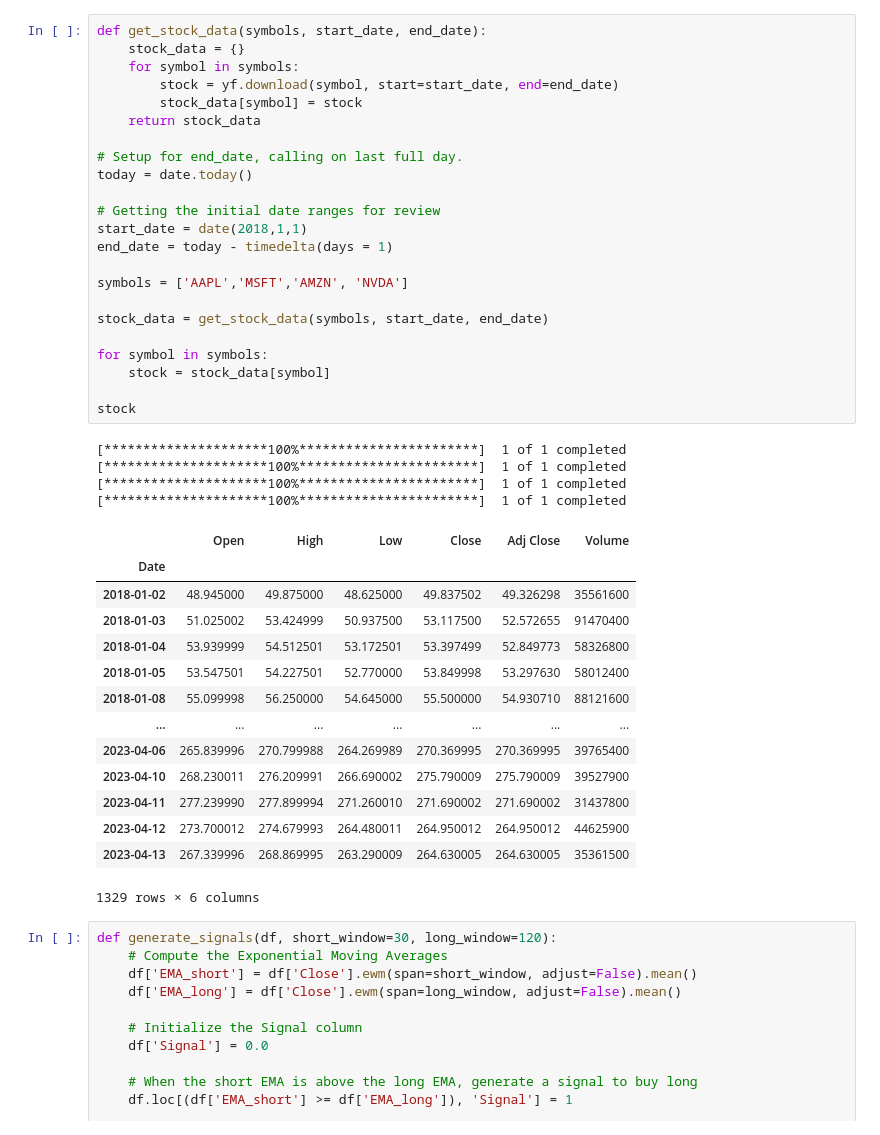
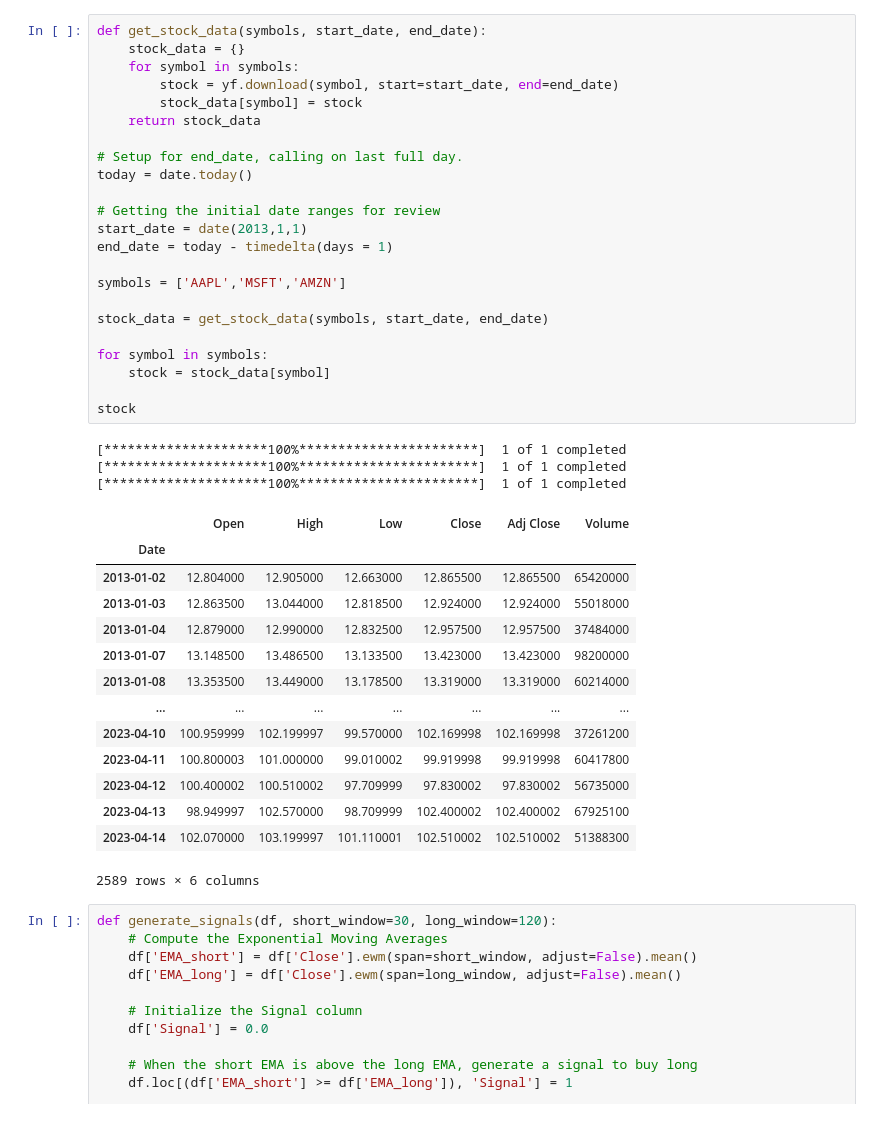
Before and after one commit to omarmoreta/fintech_project_2, a Jupyter notebook: EliFiles/Eli_NewModel.ipynb, the cells around one changed output. Cells and saved outputs as stored; diff of their text form.

```diff
--- a/EliFiles/Eli_NewModel.ipynb
+++ b/EliFiles/Eli_NewModel.ipynb
@@ -20,45 +22,44 @@ import matplotlib.pyplot as plt
 # %%
 def get_stock_data(symbols, start_date, end_date):
     stock_data = {}
     for symbol in symbols:
         stock = yf.download(symbol, start=start_date, end=end_date)
         stock_data[symbol] = stock
     return stock_data
 
 # Setup for end_date, calling on last full day.
 today = date.today()
 
 # Getting the initial date ranges for review
-start_date = date(2018,1,1)
+start_date = date(2013,1,1)
 end_date = today - timedelta(days = 1)
 
-symbols = ['AAPL','MSFT','AMZN', 'NVDA']
+symbols = ['AAPL','MSFT','AMZN']
 
 stock_data = get_stock_data(symbols, start_date, end_date)
 
 for symbol in symbols:
     stock = stock_data[symbol]
 
 stock
 # %% [output]
 [*********************100%***********************]  1 of 1 completed
 [*********************100%***********************]  1 of 1 completed
 [*********************100%***********************]  1 of 1 completed
-[*********************100%***********************]  1 of 1 completed
 |  | Open | High | Low | Close | Adj Close | Volume |
 | Date |  |  |  |  |  |  |
-| 2018-01-02 | 48.945000 | 49.875000 | 48.625000 | 49.837502 | 49.326298 | 35561600 |
-| 2018-01-03 | 51.025002 | 53.424999 | 50.937500 | 53.117500 | 52.572655 | 91470400 |
-| 2018-01-04 | 53.939999 | 54.512501 | 53.172501 | 53.397499 | 52.849773 | 58326800 |
-| 2018-01-05 | 53.547501 | 54.227501 | 52.770000 | 53.849998 | 53.297630 | 58012400 |
-| 2018-01-08 | 55.099998 | 56.250000 | 54.645000 | 55.500000 | 54.930710 | 88121600 |
+| 2013-01-02 | 12.804000 | 12.905000 | 12.663000 | 12.865500 | 12.865500 | 65420000 |
+| 2013-01-03 | 12.863500 | 13.044000 | 12.818500 | 12.924000 | 12.924000 | 55018000 |
+| 2013-01-04 | 12.879000 | 12.990000 | 12.832500 | 12.957500 | 12.957500 | 37484000 |
+| 2013-01-07 | 13.148500 | 13.486500 | 13.133500 | 13.423000 | 13.423000 | 98200000 |
+| 2013-01-08 | 13.353500 | 13.449000 | 13.178500 | 13.319000 | 13.319000 | 60214000 |
 | ... | ... | ... | ... | ... | ... | ... |
-| 2023-04-06 | 265.839996 | 270.799988 | 264.269989 | 270.369995 | 270.369995 | 39765400 |
-| 2023-04-10 | 268.230011 | 276.209991 | 266.690002 | 275.790009 | 275.790009 | 39527900 |
-| 2023-04-11 | 277.239990 | 277.899994 | 271.260010 | 271.690002 | 271.690002 | 31437800 |
-| 2023-04-12 | 273.700012 | 274.679993 | 264.480011 | 264.950012 | 264.950012 | 44625900 |
-| 2023-04-13 | 267.339996 | 268.869995 | 263.290009 | 264.630005 | 264.630005 | 35361500 |
+| 2023-04-10 | 100.959999 | 102.199997 | 99.570000 | 102.169998 | 102.169998 | 37261200 |
+| 2023-04-11 | 100.800003 | 101.000000 | 99.010002 | 99.919998 | 99.919998 | 60417800 |
+| 2023-04-12 | 100.400002 | 100.510002 | 97.709999 | 97.830002 | 97.830002 | 56735000 |
+| 2023-04-13 | 98.949997 | 102.570000 | 98.709999 | 102.400002 | 102.400002 | 67925100 |
+| 2023-04-14 | 102.070000 | 103.199997 | 101.110001 | 102.510002 | 102.510002 | 51388300 |
-1329 rows × 6 columns
+2589 rows × 6 columns
 # %%
 def generate_signals(df, short_window=30, long_window=120):
     # Compute the Exponential Moving Averages
```
Also changed, not shown: parts of 6 cells of this notebook, 6 other files.
